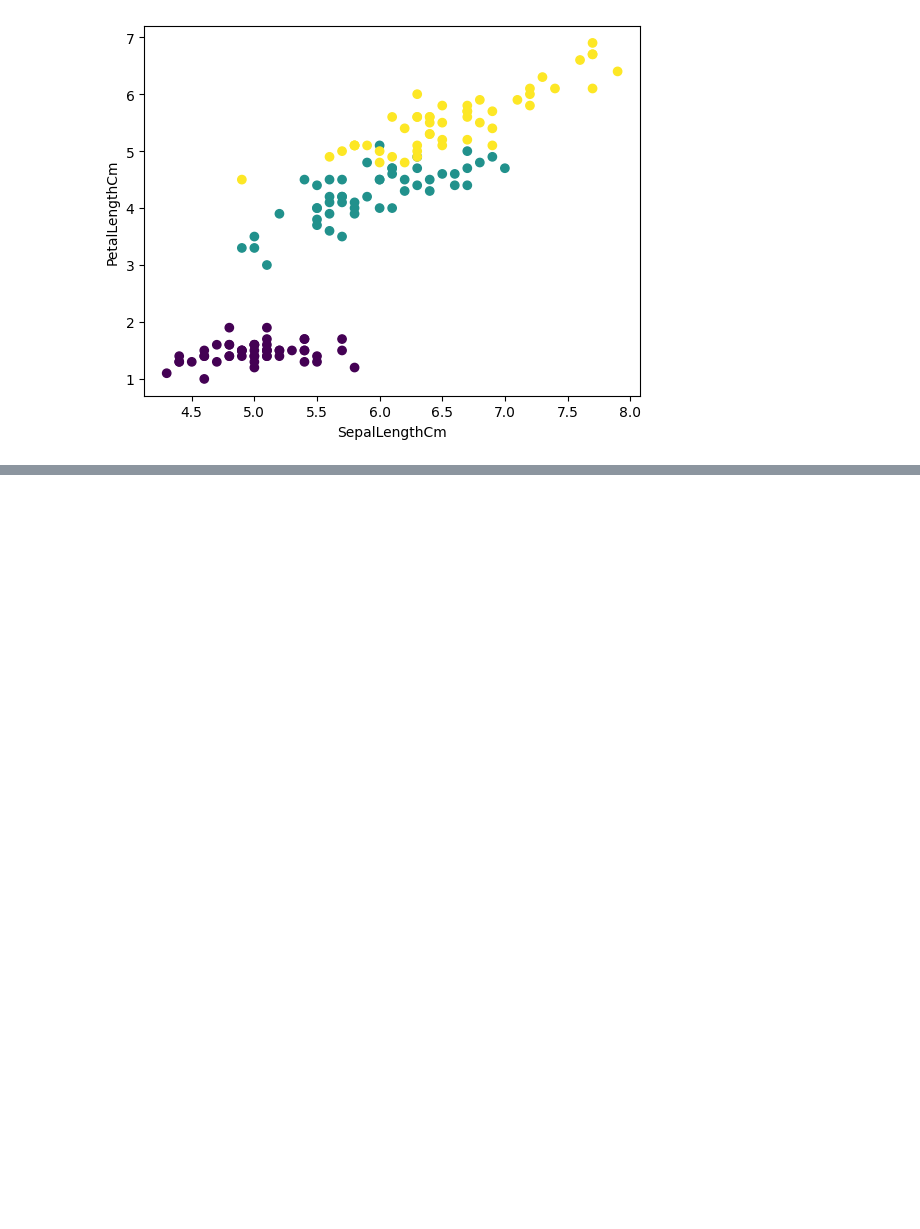
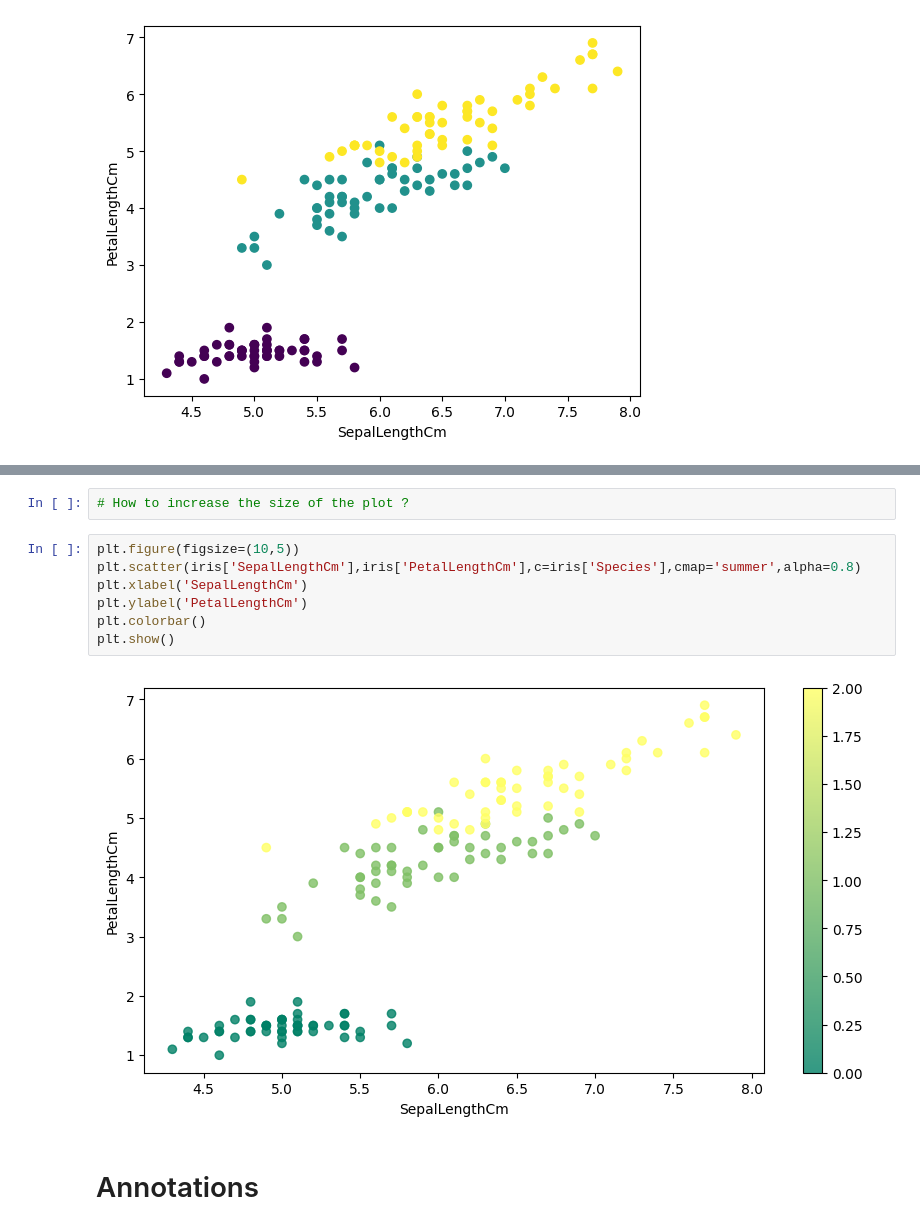
Before and after one commit to gtanish2003/matplotlib, a Jupyter notebook: Advanced_matplotlib.ipynb, the cells around one changed output, grey strips where cells are left out. Drawn from its saved outputs; the diff is of its cells as text; blank space fills up the shorter version.

```diff
--- a/Advanced_matplotlib.ipynb
+++ b/Advanced_matplotlib.ipynb
@@ -48,0 +61,13 @@ plt.show()
+# %%
+# How to increase the size of the plot ?
+# %%
+plt.figure(figsize=(10,5))
+plt.scatter(iris['SepalLengthCm'],iris['PetalLengthCm'],c=iris['Species'],cmap='summer',alpha=0.8)
+plt.xlabel('SepalLengthCm')
+plt.ylabel('PetalLengthCm')
+plt.colorbar()
+plt.show()
+# %% [output]
+[figure, added]
+# %% [markdown]
+# Annotations
```
Also changed, not shown: parts of 63 cells of this notebook.
